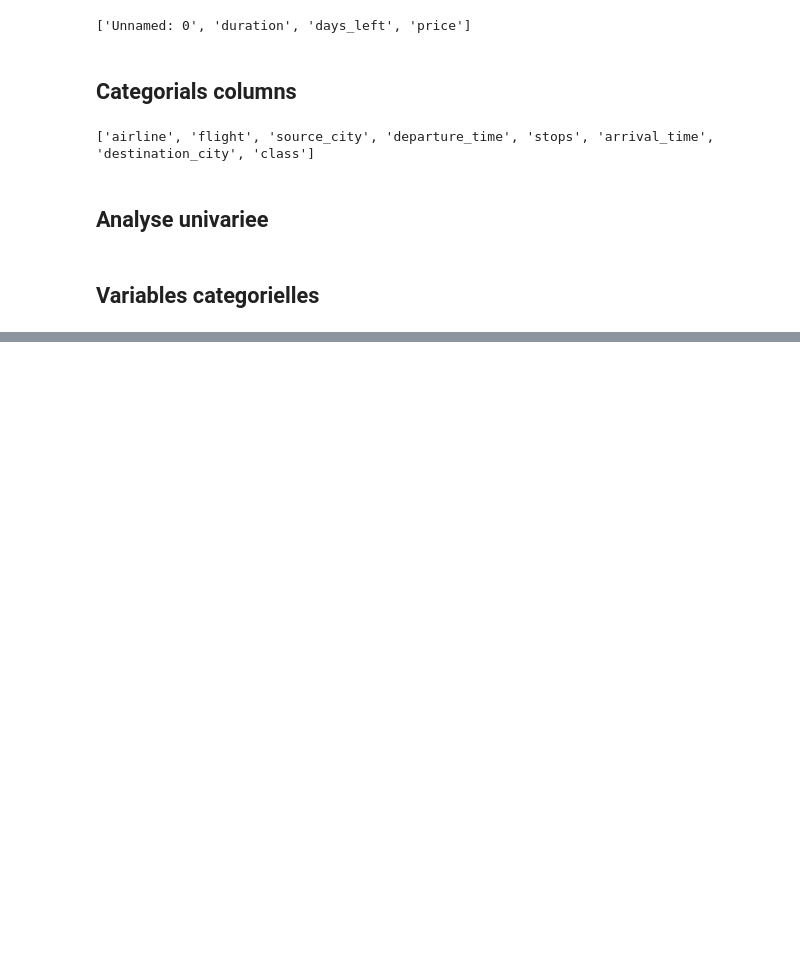
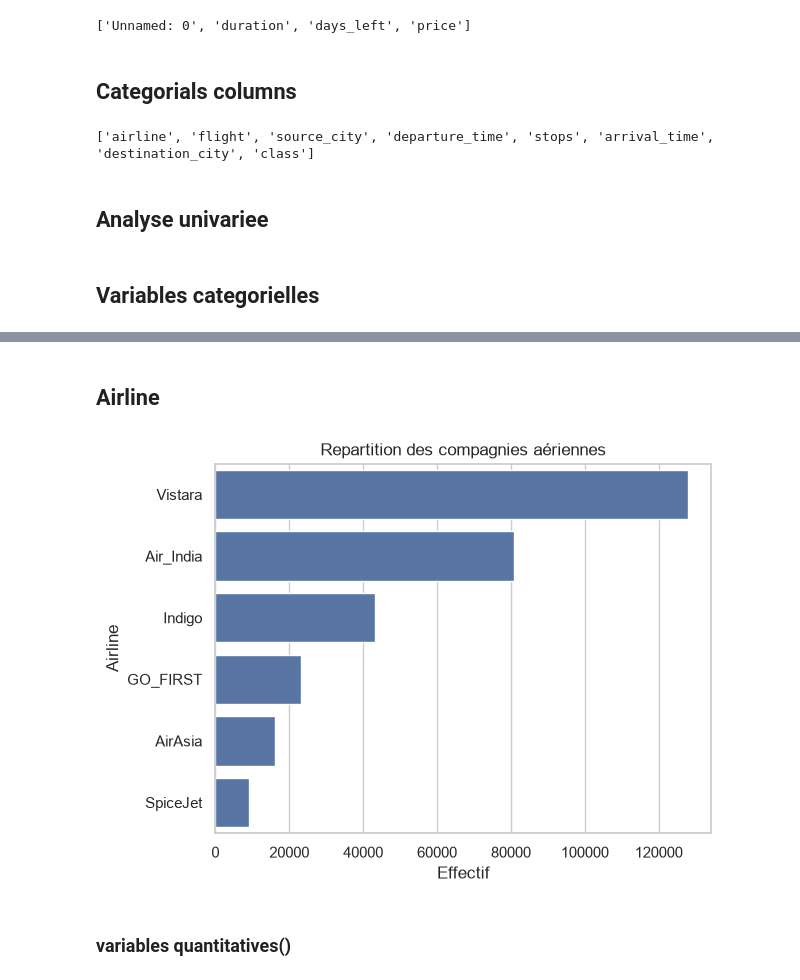
Before and after one commit to Oumohgh/Prediction-du-prix-des-billets-d-avion, a Jupyter notebook: data/predaction_prix.ipynb, the cells around one changed output, grey strips where cells are left out. Drawn from its saved outputs; the diff is of its cells as text; code cells hidden in the pictures; blank space fills up the shorter version.

```diff
--- a/data/predaction_prix.ipynb
+++ b/data/predaction_prix.ipynb
@@ -83,0 +179,22 @@ Name: count, dtype: int64
+# %% [markdown]
+## Airline
+# %%
+
+
+sns.set_theme(style="whitegrid")
+
+sns.countplot(
+    data=df,
+    y="airline",
+    order=df["airline"].value_counts().index
+)
+
+plt.title("Repartition des compagnies aériennes")
+plt.xlabel("Effectif")
+plt.ylabel("Airline")
+
+plt.show()
+# %% [output]
+[figure, added]
+# %% [markdown]
+###  variables quantitatives()
```
Also changed, not shown: parts of 24 cells of this notebook, 2 other files.
